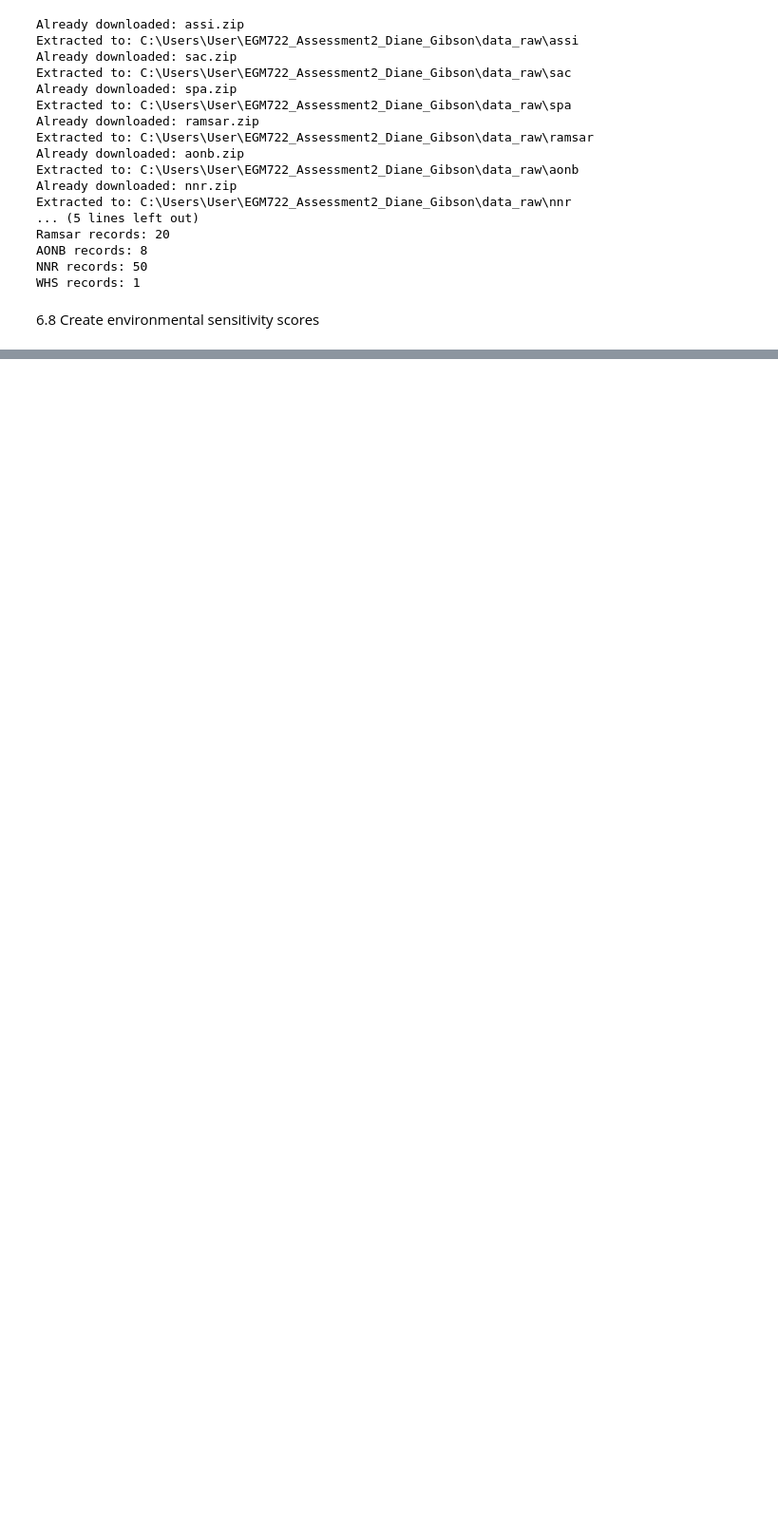
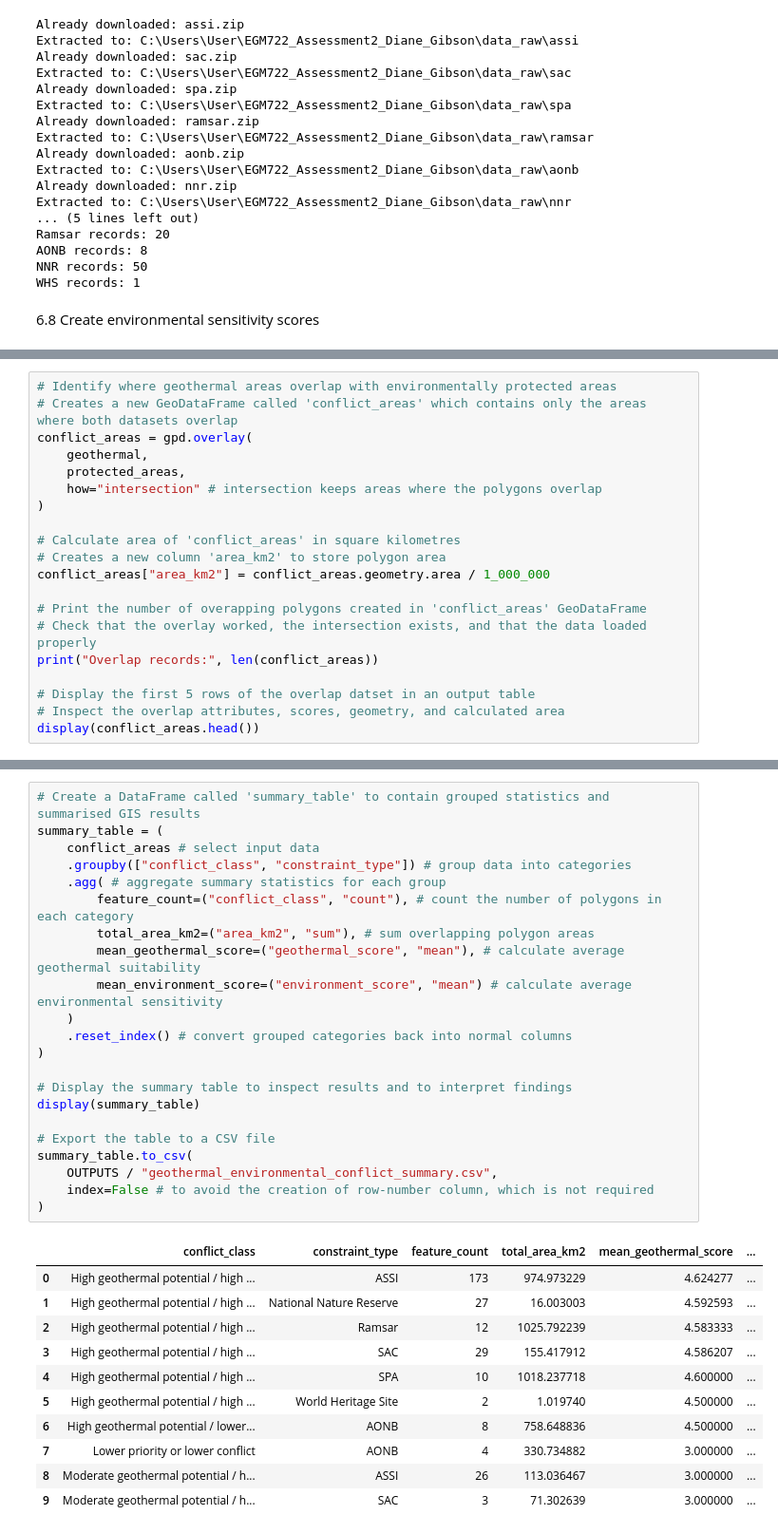
Before and after one commit to dgibson-ulst/EGM722_Assessment2_Diane_Gibson, a Jupyter notebook: notebooks/EGM722_geothermal_groundwater_mapping.ipynb, the cells around one changed output, grey strips where cells are left out. Shown at 95% size. Saved outputs shown, nothing was run; the diff lists cells and outputs as text; blank space fills up the shorter version.

```diff
--- a/notebooks/EGM722_geothermal_groundwater_mapping.ipynb
+++ b/notebooks/EGM722_geothermal_groundwater_mapping.ipynb
@@ -589,0 +592,20 @@ Combined protected-area records: 547
+# %%
+# Identify where geothermal areas overlap with environmentally protected areas
+# Creates a new GeoDataFrame called 'conflict_areas' which contains only the areas where both datasets overlap
+conflict_areas = gpd.overlay(
+    geothermal,
+    protected_areas,
+    how="intersection" # intersection keeps areas where the polygons overlap
+)
+
+# Calculate area of 'conflict_areas' in square kilometres
+# Creates a new column 'area_km2' to store polygon area
+conflict_areas["area_km2"] = conflict_areas.geometry.area / 1_000_000
+
+# Print the number of overapping polygons created in 'conflict_areas' GeoDataFrame
+# Check that the overlay worked, the intersection exists, and that the data loaded properly
+print("Overlap records:", len(conflict_areas))
+
+# Display the first 5 rows of the overlap datset in an output table
+# Inspect the overlap attributes, scores, geometry, and calculated area
+display(conflict_areas.head())
@@ -589,0 +686,34 @@ Combined protected-area records: 547
+# %%
+# Create a DataFrame called 'summary_table' to contain grouped statistics and summarised GIS results
+summary_table = (
+    conflict_areas # select input data
+    .groupby(["conflict_class", "constraint_type"]) # group data into categories
+    .agg( # aggregate summary statistics for each group
+        feature_count=("conflict_class", "count"), # count the number of polygons in each category
+        total_area_km2=("area_km2", "sum"), # sum overlapping polygon areas
+        mean_geothermal_score=("geothermal_score", "mean"), # calculate average geothermal suitability
+        mean_environment_score=("environment_score", "mean") # calculate average environmental sensitivity
+    )
+    .reset_index() # convert grouped categories back into normal columns
+)
+
+# Display the summary table to inspect results and to interpret findings
+display(summary_table)
+
+# Export the table to a CSV file
+summary_table.to_csv(
+    OUTPUTS / "geothermal_environmental_conflict_summary.csv",
+    index=False # to avoid the creation of row-number column, which is not required
+)
+# %% [output]
+|  | conflict_class | constraint_type | feature_count | total_area_km2 | mean_geothermal_score | ... |
+| 0 | High geothermal potential / high ... | ASSI | 173 | 974.973229 | 4.624277 | ... |
+| 1 | High geothermal potential / high ... | National Nature Reserve | 27 | 16.003003 | 4.592593 | ... |
+| 2 | High geothermal potential / high ... | Ramsar | 12 | 1025.792239 | 4.583333 | ... |
+| 3 | High geothermal potential / high ... | SAC | 29 | 155.417912 | 4.586207 | ... |
+| 4 | High geothermal potential / high ... | SPA | 10 | 1018.237718 | 4.600000 | ... |
+| 5 | High geothermal potential / high ... | World Heritage Site | 2 | 1.019740 | 4.500000 | ... |
+| 6 | High geothermal potential / lower... | AONB | 8 | 758.648836 | 4.500000 | ... |
+| 7 | Lower priority or lower conflict | AONB | 4 | 330.734882 | 3.000000 | ... |
+| 8 | Moderate geothermal potential / h... | ASSI | 26 | 113.036467 | 3.000000 | ... |
+| 9 | Moderate geothermal potential / h... | SAC | 3 | 71.302639 | 3.000000 | ... |
```
Also changed, not shown: parts of 10 cells of this notebook, 1 other file.
